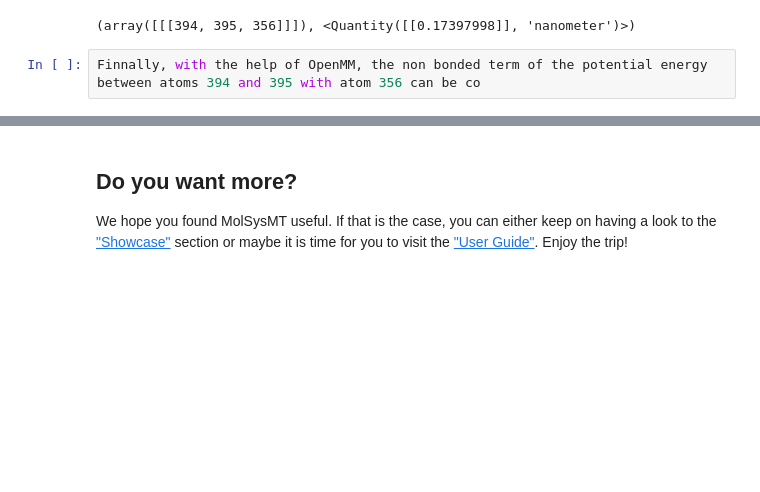
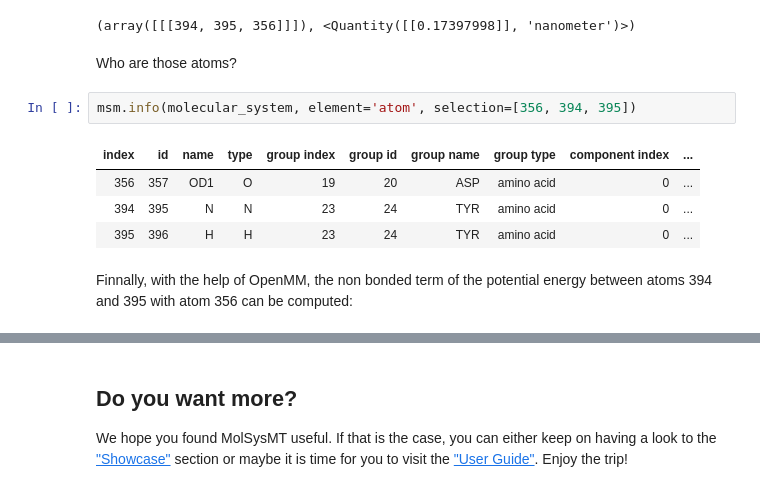
Before and after one commit to LMMV/molsysmt, a Jupyter notebook: docs/contents/showcase/quickstart.ipynb, the cells around one changed output, grey strips where cells are left out. Drawn from its saved outputs; the diff is of its cells as text; blank space fills up the shorter version.

```diff
--- a/docs/contents/showcase/quickstart.ipynb
+++ b/docs/contents/showcase/quickstart.ipynb
@@ -453,7 +453,16 @@ The molecular system is now ready to play with it. Let's check if there exists a
 msm.hbonds.get_buch_hbonds(molecular_system, selection='group_name=="ASP"', selection_2='group_name=="TYR"')
 # %% [output]
 (array([[[394, 395, 356]]]), <Quantity([[0.17397998]], 'nanometer')>)
-# %%
-Finnally, with the help of OpenMM, the non bonded term of the potential energy between atoms 394 and 395 with atom 356 can be co
+# %% [markdown]
+Who are those atoms?
+# %%
+msm.info(molecular_system, element='atom', selection=[356, 394, 395])
+# %% [output]
+| index | id | name | type | group index | group id | group name | group type | component index | ... |
+| 356 | 357 | OD1 | O | 19 | 20 | ASP | amino acid | 0 | ... |
+| 394 | 395 | N | N | 23 | 24 | TYR | amino acid | 0 | ... |
+| 395 | 396 | H | H | 23 | 24 | TYR | amino acid | 0 | ... |
+# %% [markdown]
+Finnally, with the help of OpenMM, the non bonded term of the potential energy between atoms 394 and 395 with atom 356 can be computed:
 # %%
 msm.molecular_mechanics.get_non_bonded_potential_energy(molecular_system, selection=[394,  395], selection_2=[356], engine='OpenMM')
```
Also changed, not shown: parts of 1 cell of this notebook.
